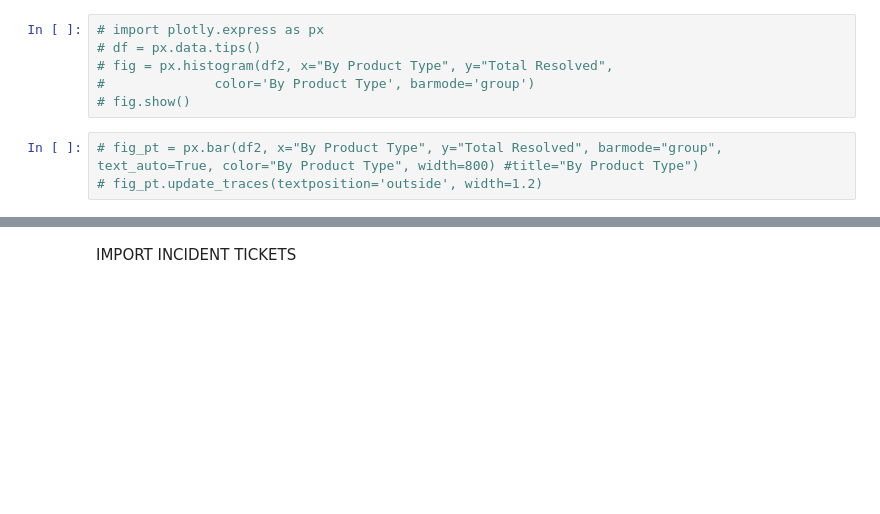
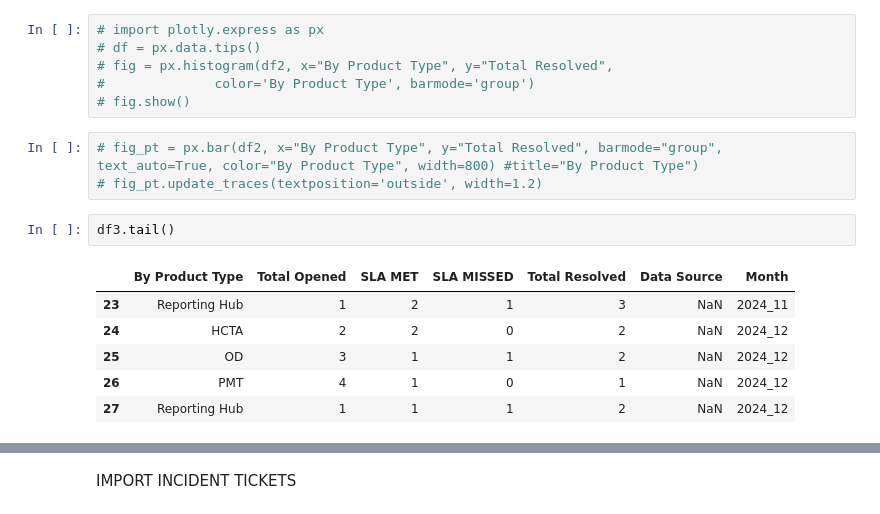
Before and after one commit to cH000k/python, a Jupyter notebook: app_test.ipynb, the cells around one changed output, grey strips where cells are left out. Drawn from its saved outputs; the diff is of its cells as text; blank space fills up the shorter version.

```diff
--- a/app_test.ipynb
+++ b/app_test.ipynb
@@ -45,3 +39,12 @@ df3
 # %%
 # fig_pt = px.bar(df2, x="By Product Type", y="Total Resolved", barmode="group", text_auto=True, color="By Product Type", width=800) #title="By Product Type")
 # fig_pt.update_traces(textposition='outside', width=1.2)
+# %%
+df3.tail()
+# %% [output]
+|  | By Product Type | Total Opened | SLA MET | SLA MISSED | Total Resolved | Data Source | Month |
+| 23 | Reporting Hub | 1 | 2 | 1 | 3 | NaN | 2024_11 |
+| 24 | HCTA | 2 | 2 | 0 | 2 | NaN | 2024_12 |
+| 25 | OD | 3 | 1 | 1 | 2 | NaN | 2024_12 |
+| 26 | PMT | 4 | 1 | 0 | 1 | NaN | 2024_12 |
+| 27 | Reporting Hub | 1 | 1 | 1 | 2 | NaN | 2024_12 |
```
Also changed, not shown: parts of 9 cells of this notebook, 5 other files.
